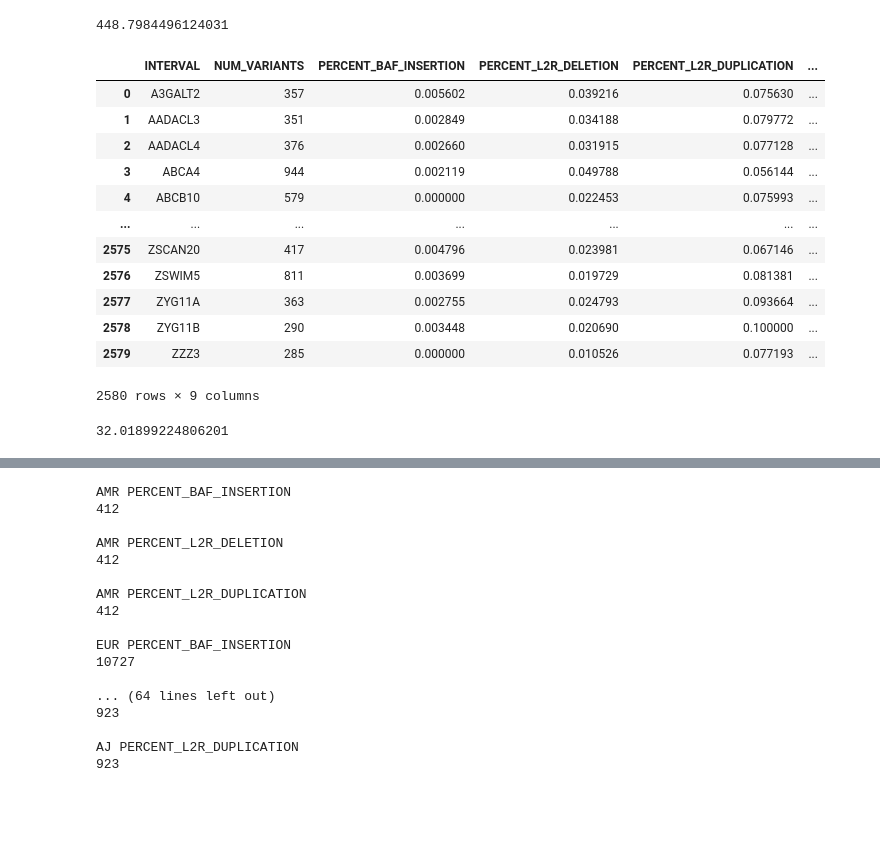
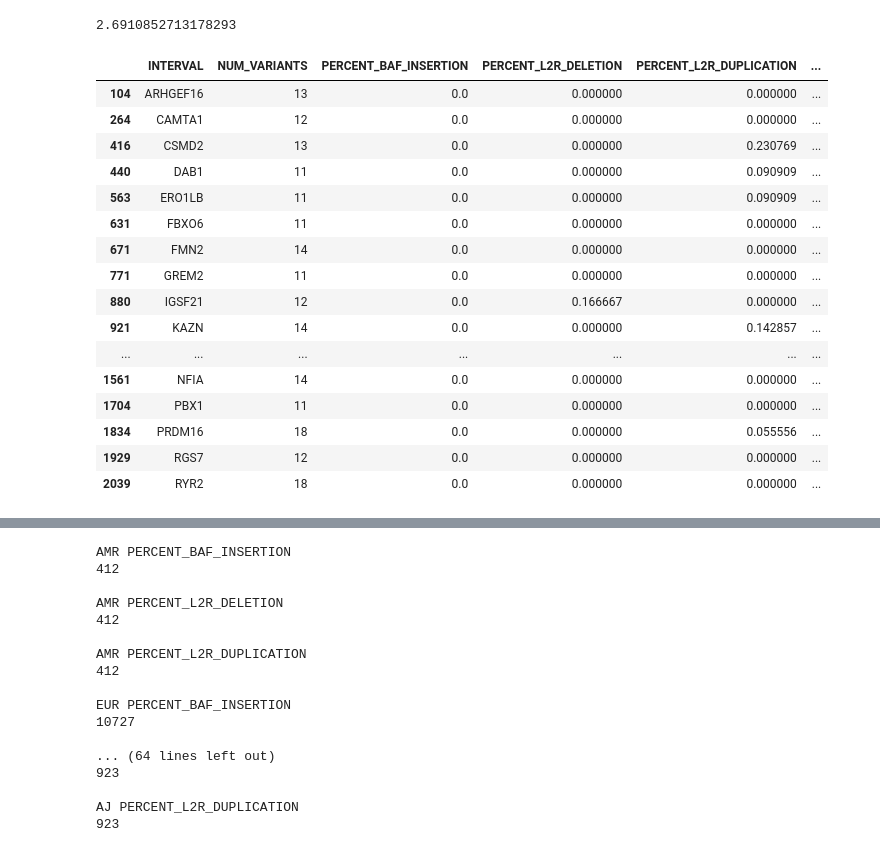
Before and after one commit to dvitale199/CNVs, a Jupyter notebook: GP2_CNVs.ipynb, the cells around one changed output, grey strips where cells are left out. Drawn from its saved outputs; the diff is of its cells as text; code cells hidden in the pictures; blank space fills up the shorter version.

```diff
--- a/GP2_CNVs.ipynb
+++ b/GP2_CNVs.ipynb
@@ -461,23 +346,7 @@ f.close()
 # %%
-# cnv_dosage = pd.read_csv('/data/CARD/PD/GP2/raw_genotypes/GP2_cnvs/release3/CNV_EUR_204958250147_R03C01_chr1.csv')
+cnv_dosage = pd.read_csv('/data/GP2/raw_genotypes/cnvs/release4/CNV_EUR_204958250147_R03C01_chr1.csv')
 # cnv_dosage[cnv_dosage.NUM_VARIANTS>250]
 cnv_dosage.NUM_VARIANTS.std()
 cnv_dosage.NUM_VARIANTS.mean()
 # %% [output]
-448.7984496124031
+2.6910852713178293
-# %%
-cnv_dosage
-# %% [output]
-|  | INTERVAL | NUM_VARIANTS | PERCENT_BAF_INSERTION | PERCENT_L2R_DELETION | PERCENT_L2R_DUPLICATION | ... |
-| 0 | A3GALT2 | 357 | 0.005602 | 0.039216 | 0.075630 | ... |
-| 1 | AADACL3 | 351 | 0.002849 | 0.034188 | 0.079772 | ... |
-| 2 | AADACL4 | 376 | 0.002660 | 0.031915 | 0.077128 | ... |
-| 3 | ABCA4 | 944 | 0.002119 | 0.049788 | 0.056144 | ... |
-| 4 | ABCB10 | 579 | 0.000000 | 0.022453 | 0.075993 | ... |
-| ... | ... | ... | ... | ... | ... | ... |
-| 2575 | ZSCAN20 | 417 | 0.004796 | 0.023981 | 0.067146 | ... |
-| 2576 | ZSWIM5 | 811 | 0.003699 | 0.019729 | 0.081381 | ... |
-| 2577 | ZYG11A | 363 | 0.002755 | 0.024793 | 0.093664 | ... |
-| 2578 | ZYG11B | 290 | 0.003448 | 0.020690 | 0.100000 | ... |
-| 2579 | ZZZ3 | 285 | 0.000000 | 0.010526 | 0.077193 | ... |
-2580 rows × 9 columns
@@ -486,7 +353,23 @@ cnv_dosage[cnv_dosage]
-# %%
-82609/2580
-# %% [output]
-32.01899224806201
+# %%
+cnv_dosage[cnv_dosage.NUM_VARIANTS>10]
+# %% [output]
+|  | INTERVAL | NUM_VARIANTS | PERCENT_BAF_INSERTION | PERCENT_L2R_DELETION | PERCENT_L2R_DUPLICATION | ... |
+| 104 | ARHGEF16 | 13 | 0.0 | 0.000000 | 0.000000 | ... |
+| 264 | CAMTA1 | 12 | 0.0 | 0.000000 | 0.000000 | ... |
+| 416 | CSMD2 | 13 | 0.0 | 0.000000 | 0.230769 | ... |
+| 440 | DAB1 | 11 | 0.0 | 0.000000 | 0.090909 | ... |
+| 563 | ERO1LB | 11 | 0.0 | 0.000000 | 0.090909 | ... |
+| 631 | FBXO6 | 11 | 0.0 | 0.000000 | 0.000000 | ... |
+| 671 | FMN2 | 14 | 0.0 | 0.000000 | 0.000000 | ... |
+| 771 | GREM2 | 11 | 0.0 | 0.000000 | 0.000000 | ... |
+| 880 | IGSF21 | 12 | 0.0 | 0.166667 | 0.000000 | ... |
+| 921 | KAZN | 14 | 0.0 | 0.000000 | 0.142857 | ... |
+| ... | ... | ... | ... | ... | ... | ... |
+| 1561 | NFIA | 14 | 0.0 | 0.000000 | 0.000000 | ... |
+| 1704 | PBX1 | 11 | 0.0 | 0.000000 | 0.000000 | ... |
+| 1834 | PRDM16 | 18 | 0.0 | 0.000000 | 0.055556 | ... |
+| 1929 | RGS7 | 12 | 0.0 | 0.000000 | 0.000000 | ... |
+| 2039 | RYR2 | 18 | 0.0 | 0.000000 | 0.000000 | ... |
 # %%
 with open(f'{swarm_scripts_dir}/update_cnv_ids.swarm','w') as f:
     for label in ancestry_labels:
```
Also changed, not shown: parts of 52 cells of this notebook, 2 other files.
